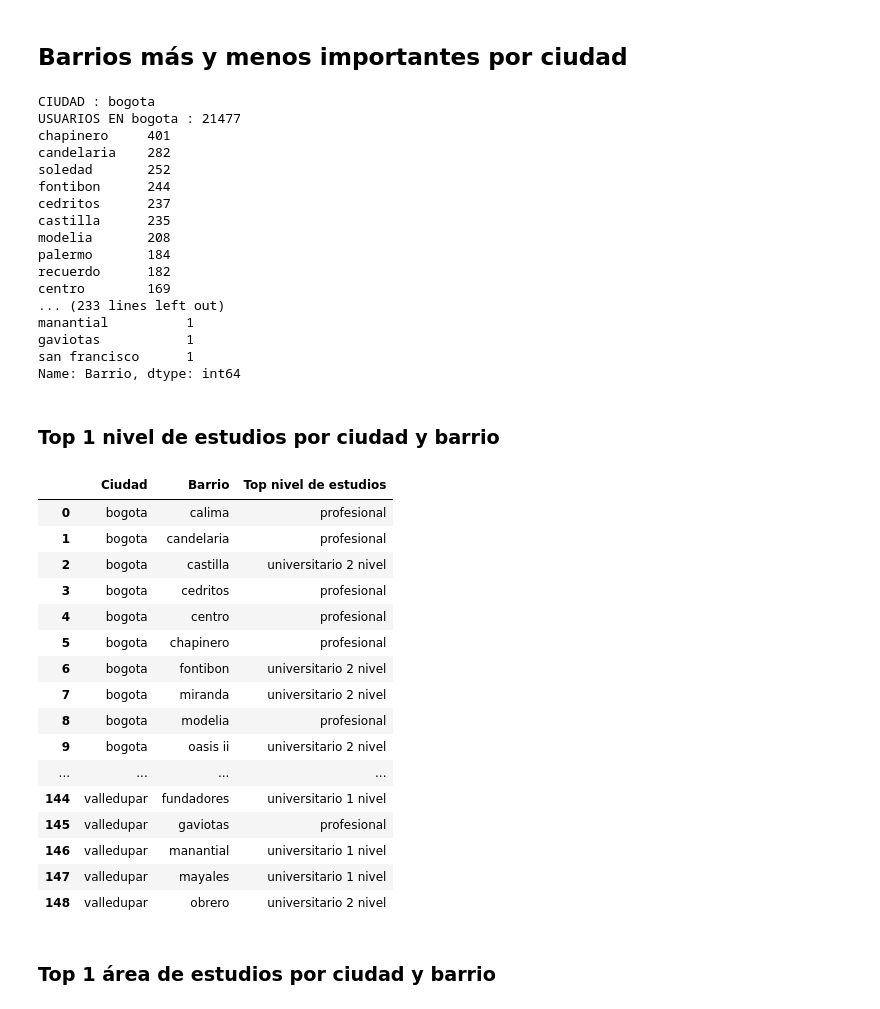
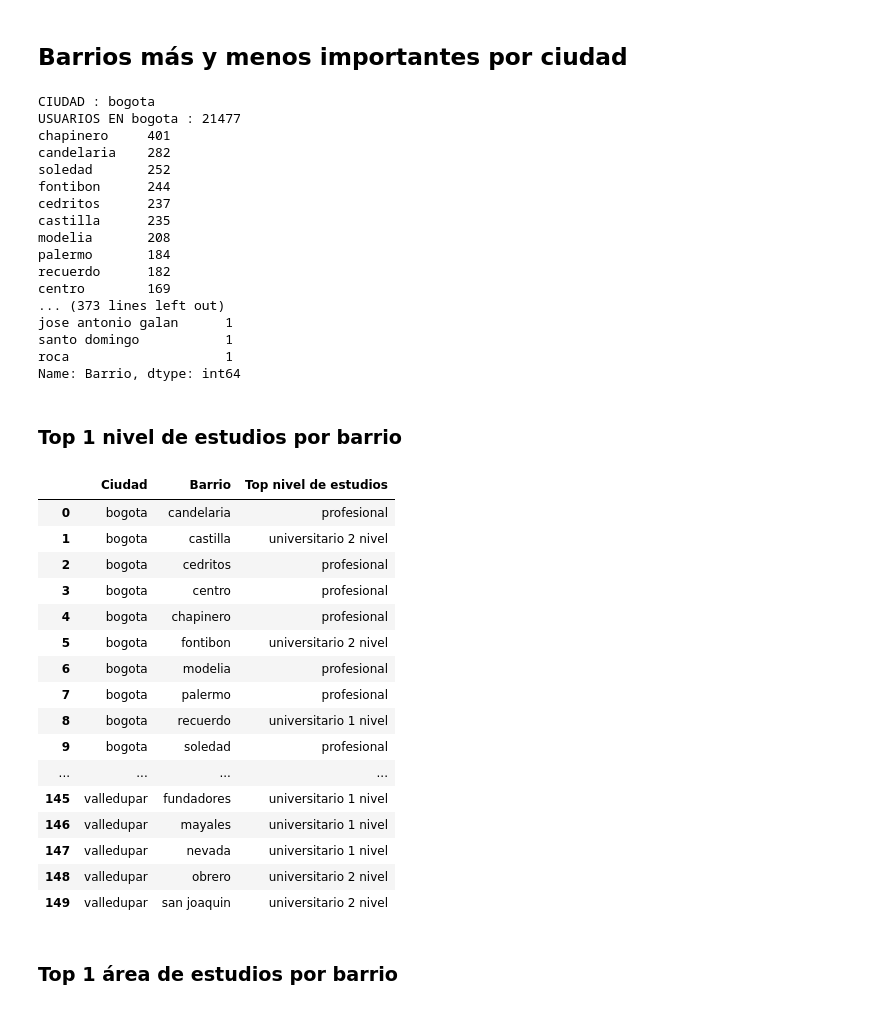
Before and after one commit to mavillard/colombia, a Jupyter notebook: perfiles_2016_9_group_by_career.ipynb, the cells around one changed output. Cells and saved outputs as stored; diff of their text form; code cells hidden in the pictures.

Commit message:
Top niveles y areas para ciudades

```diff
--- a/perfiles_2016_9_group_by_career.ipynb
+++ b/perfiles_2016_9_group_by_career.ipynb
@@ -177,23 +245,10 @@ Name: Ciudad, dtype: int64
 # %%
 ciudades_barrios_importantes = {}
 
-N = 5
+N = 10
 ciudades_gr = perfiles_df.groupby('Ciudad')
 for c, g in ciudades_gr:
-    if c == 'bogota':
-        mas = g['Barrio'].value_counts()[:N*2]
-        menos = g['Barrio'].value_counts()[-N*2:]
-        ciudades_barrios_importantes[c] = {}
-        ciudades_barrios_importantes[c]['+'] = mas
-        ciudades_barrios_importantes[c]['-'] = menos
-
-        print('CIUDAD :', c)
-        print('USUARIOS EN', c, ':', top_ciudades[c])
-        print(mas)
-        print('...')
-        print(menos)
-        print()
-    elif c in top_ciudades:
+    if c in top_ciudades:
         mas = g['Barrio'].value_counts()[:N]
         menos = g['Barrio'].value_counts()[-N:]
         ciudades_barrios_importantes[c] = {}
@@ -219,45 +274,45 @@ modelia       208
 palermo       184
 recuerdo      182
 centro        169
-... (233 lines left out)
-manantial          1
-gaviotas           1
-san francisco      1
+... (373 lines left out)
+jose antonio galan      1
+santo domingo           1
+roca                    1
 Name: Barrio, dtype: int64
 # %% [markdown]
-### Top 1 nivel de estudios por ciudad y barrio
+### Top 1 nivel de estudios por barrio
 # %%
-niveles = perfiles_df[perfiles_df['Nivel Estudio1'] != 'OTRO'] \
+niveles_barrios = perfiles_df[perfiles_df['Nivel Estudio1'] != 'OTRO'] \
     .groupby(['Ciudad', 'Barrio'])['Nivel Estudio1'] \
-    .agg(lambda x:x.value_counts().index[0])
+    .agg(lambda x: x.value_counts().index[0])
 # %%
-top_niveles_ls = [(x, y, z)
-                  for (x, y), z in niveles.iteritems()
-                  if x in ciudades_barrios_importantes and
-                  (y in ciudades_barrios_importantes[x]['+'] or y in ciudades_barrios_importantes[x]['-'])
-                 ]
+top_niveles_barrios_ls = [
+    (x, y, z)
+    for (x, y), z in niveles_barrios.iteritems()
+    if x in ciudades_barrios_importantes and y in ciudades_barrios_importantes[x]['+']
+]
 # %%
-top_niveles_df = pd.DataFrame(top_niveles_ls, columns=['Ciudad', 'Barrio', 'Top nivel de estudios'])
+top_niveles_barrios_df = pd.DataFrame(top_niveles_barrios_ls, columns=['Ciudad', 'Barrio', 'Top nivel de estudios'])
 # %%
-print_full_df(top_niveles_df)
+print_full_df(top_niveles_barrios_df)
 # %% [output]
 |  | Ciudad | Barrio | Top nivel de estudios |
-| 0 | bogota | calima | profesional |
-| 1 | bogota | candelaria | profesional |
-| 2 | bogota | castilla | universitario 2 nivel |
-| 3 | bogota | cedritos | profesional |
-| 4 | bogota | centro | profesional |
-| 5 | bogota | chapinero | profesional |
-| 6 | bogota | fontibon | universitario 2 nivel |
-| 7 | bogota | miranda | universitario 2 nivel |
-| 8 | bogota | modelia | profesional |
-| 9 | bogota | oasis ii | universitario 2 nivel |
+| 0 | bogota | candelaria | profesional |
+| 1 | bogota | castilla | universitario 2 nivel |
+| 2 | bogota | cedritos | profesional |
+| 3 | bogota | centro | profesional |
+| 4 | bogota | chapinero | profesional |
+| 5 | bogota | fontibon | universitario 2 nivel |
+| 6 | bogota | modelia | profesional |
+| 7 | bogota | palermo | profesional |
+| 8 | bogota | recuerdo | universitario 1 nivel |
+| 9 | bogota | soledad | profesional |
 | ... | ... | ... | ... |
-| 144 | valledupar | fundadores | universitario 1 nivel |
-| 145 | valledupar | gaviotas | profesional |
-| 146 | valledupar | manantial | universitario 1 nivel |
-| 147 | valledupar | mayales | universitario 1 nivel |
+| 145 | valledupar | fundadores | universitario 1 nivel |
+| 146 | valledupar | mayales | universitario 1 nivel |
+| 147 | valledupar | nevada | universitario 1 nivel |
 | 148 | valledupar | obrero | universitario 2 nivel |
+| 149 | valledupar | san joaquin | universitario 2 nivel |
 # %% [markdown]
-### Top 1 área de estudios por ciudad y barrio
+### Top 1 área de estudios por barrio
 # %%
```
Also changed, not shown: parts of 15 cells of this notebook.
